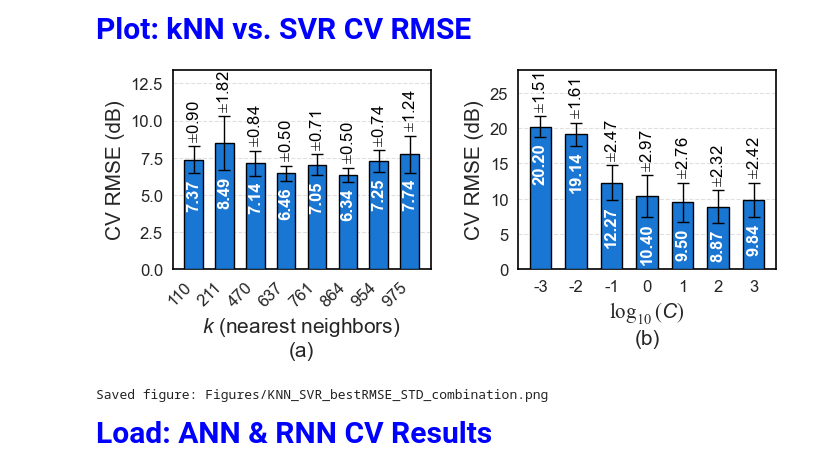
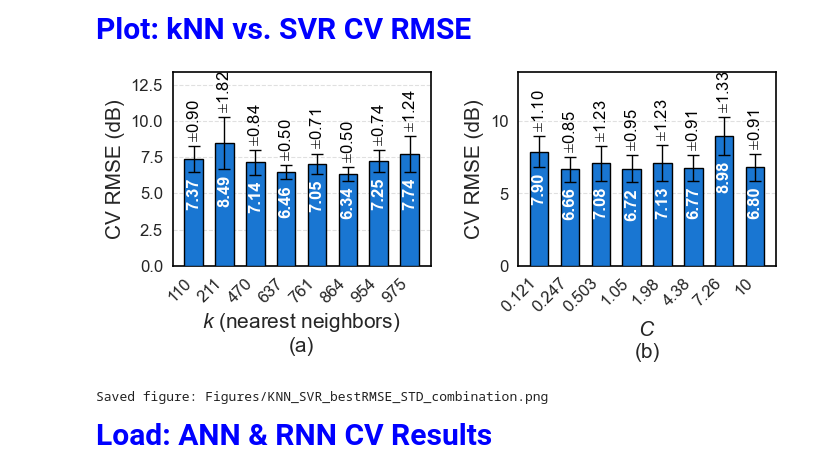
Before and after one commit to nahshonmokua/LoRaWAN-IndoorPathLossModeling-ML, a Jupyter notebook: 12_General_Comparisons.ipynb, the cells around one changed output. Drawn from its saved outputs; the diff is of its cells as text; code cells hidden in the pictures.

Commit message:
Use honest SVR sensitivity

```diff
--- a/12_General_Comparisons.ipynb
+++ b/12_General_Comparisons.ipynb
@@ -37,7 +37,12 @@ MAX_DEPTH_CAP = 10  # full max_depth search range for RF/XGBoost/LightGBM (Integ
 # Joint 5-param BayesSearchCV re-search from 06_kNN.ipynb (K=100-1000; metric/weights/scaler/
 # power searched jointly, not a fixed grid) -- raw cv_results_ table, one row per candidate.
 KNN_CV_RESULTS_PATH = os.path.join(CV_RESULTS_DIR, "knn_bayes_cv_results.csv")
-SVR_C_SWEEP_PATH    = os.path.join(CV_RESULTS_DIR, "svr_c_sweep_cv.csv")
+
+# All 40 honestly-evaluated (C, gamma) candidates from the real 07_SVR.ipynb search
+# (50% data, 5-fold walk-forward CV) -- replaces a stale svr_c_sweep_cv.csv that
+# predated that notebook's epsilon/search-space fixes and that nothing in this
+# project (current code or git history) ever regenerated.
+SVR_SENSITIVITY_PATH = os.path.join(CV_RESULTS_DIR, "svr_c_gamma_sensitivity.csv")
 
 ANN_BEST_PROFILE_PATH = os.path.join(CV_RESULTS_DIR, "ann_compact_best_profile_per_architecture.csv")
 ANN_CV_RESULTS_PATH   = os.path.join(CV_RESULTS_DIR, "ann_compact_kfold_results_summary.csv")
@@ -382,16 +406,18 @@ display(cv_svr_df.round(4))
 Plot: kNN vs. SVR CV RMSE
 </p>
 # %%
-# Plot and save kNN (vs K) and SVR (vs log10 C) CV RMSE side by side, 2 columns
+# Plot and save kNN (vs K) and SVR (vs C) CV RMSE side by side, 2 columns
 # Reuses bar_color / annotate_bar / style_panel defined in the Setup cell above.
 
 tick_fontsize = 12
 y_tick_step   = 5
 yk_tick_step  = 2.5
 
-# Selected K / log10(C) values  to appear on each panel.
-SELECTED_K       = [110, 211, 470, 637, 761, 864, 954, 975]
-SELECTED_LOG10_C = sorted(cv_svr_df["log10_C"].round().astype(int).unique())
+# Selected K / C values to appear on each panel.
+SELECTED_K = [110, 211, 470, 637, 761, 864, 954, 975]
+# C is continuous (not a clean grid like K), so targets are snapped to the nearest
+# actually-evaluated candidate from the honest 40-candidate search.
+TARGET_C = [0.1208, 0.25, 0.5, 1.0, 2.0, 4.0, 7.0, 10.0]
 
 fig, (ax_knn, ax_svr) = plt.subplots(1, 2, figsize=(7, 3.2))
 
@@ -417,8 +443,6 @@ for xi, cv, sd in zip(x_knn, knn_plot_df["CV_RMSE"], knn_plot_df["STD_RMSE"]):
     annotate_bar(ax_knn, xi, cv, sd)
 
 ax_knn.set_xticks(x_knn)
-# Rotated: K now spans up to 4 digits (3000), which overlaps at this panel width
-# when set horizontally, unlike the original 2-3 digit range (20-300).
 ax_knn.set_xticklabels(
     [f"{int(k)}" for k in knn_plot_df["K"]], fontsize=tick_fontsize, rotation=45, ha="right"
 )
@@ -428,46 +452,45 @@ ax_knn.yaxis.set_major_locator(MultipleLocator(yk_tick_step))
 style_panel(ax_knn, "$k$ (nearest neighbors)", "(a)")
 
 #  SVR panel
-svr_plot_df = (
-    cv_svr_df[cv_svr_df["log10_C"].round().astype(int).isin(SELECTED_LOG10_C)]
-    .sort_values("log10_C")
-    .reset_index(drop=True)
-)
+nearest_positions = sorted({(cv_svr_df["C"] - t).abs().idxmin() for t in TARGET_C})
+svr_plot_df = cv_svr_df.loc[nearest_positions].sort_values("C").reset_index(drop=True)
 if svr_plot_df.empty:
-    raise ValueError("None of SELECTED_LOG10_C were found in cv_svr_df.")
+    raise ValueError("None of TARGET_C were found in cv_svr_df.")
 
 x_svr = np.arange(len(svr_plot_df))
 ax_svr.bar(
     x_svr,
     svr_plot_df["CV_RMSE"],
     width=0.6,
     yerr=svr_plot_df["STD_RMSE"],
     capsize=4,
     color=bar_color,
     edgecolor="black",
     linewidth=1,
     zorder=3,
     error_kw=dict(elinewidth=1, capthick=1),
 )
 for xi, cv, sd in zip(x_svr, svr_plot_df["CV_RMSE"], svr_plot_df["STD_RMSE"]):
     annotate_bar(ax_svr, xi, cv, sd)
 
 ax_svr.set_xticks(x_svr)
-ax_svr.set_xticklabels([f"{v:.0f}" for v in svr_plot_df["log10_C"]], fontsize=tick_fontsize)
+ax_svr.set_xticklabels(
+    [f"{v:.3g}" for v in svr_plot_df["C"]], fontsize=tick_fontsize, rotation=45, ha="right"
+)
 y_top_svr = float((svr_plot_df["CV_RMSE"] + svr_plot_df["STD_RMSE"]).max())
 ax_svr.set_ylim(0, y_top_svr * 1.3)
 ax_svr.yaxis.set_major_locator(MultipleLocator(y_tick_step))
-style_panel(ax_svr, r"$\log_{10}(C)$", "(b)")
+style_panel(ax_svr, "$C$", "(b)")
 
 fig.tight_layout(w_pad=2.5) # gap between the two panels
 
 fig_path = os.path.join(FIGURES_DIR, "KNN_SVR_bestRMSE_STD_combination.png")
 plt.savefig(fig_path, dpi=600, bbox_inches="tight", pad_inches=0.03)
 
 plt.show()
 print(f"Saved figure: {fig_path}")
 # %% [output]
-[figure, old version]
+[figure, new version]
 Saved figure: Figures/KNN_SVR_bestRMSE_STD_combination.png
 # %% [markdown]
 <p style="font-family: 'Courier New', Courier, monospace; font-size: 30px; font-weight: bold; color: blue;  text-align: left;">
```
Also changed, not shown: parts of 1 cell of this notebook.
